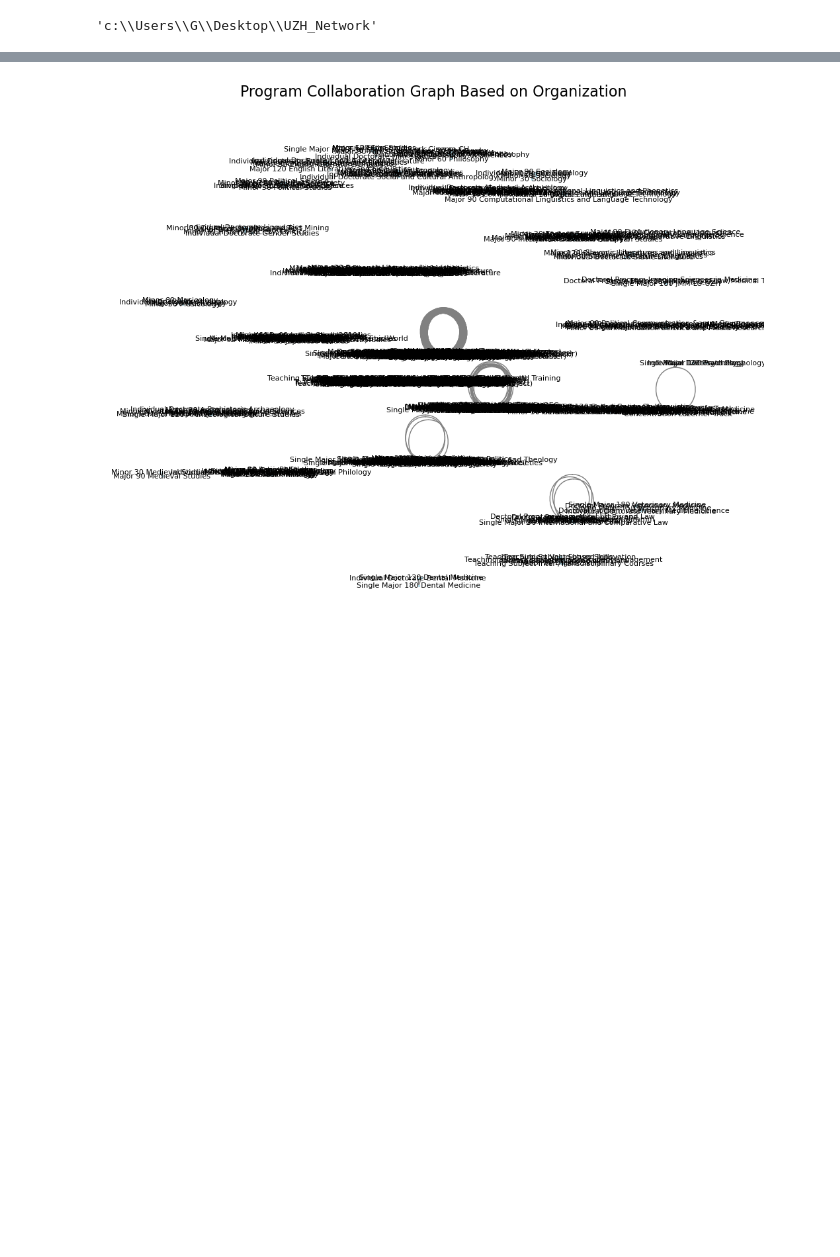
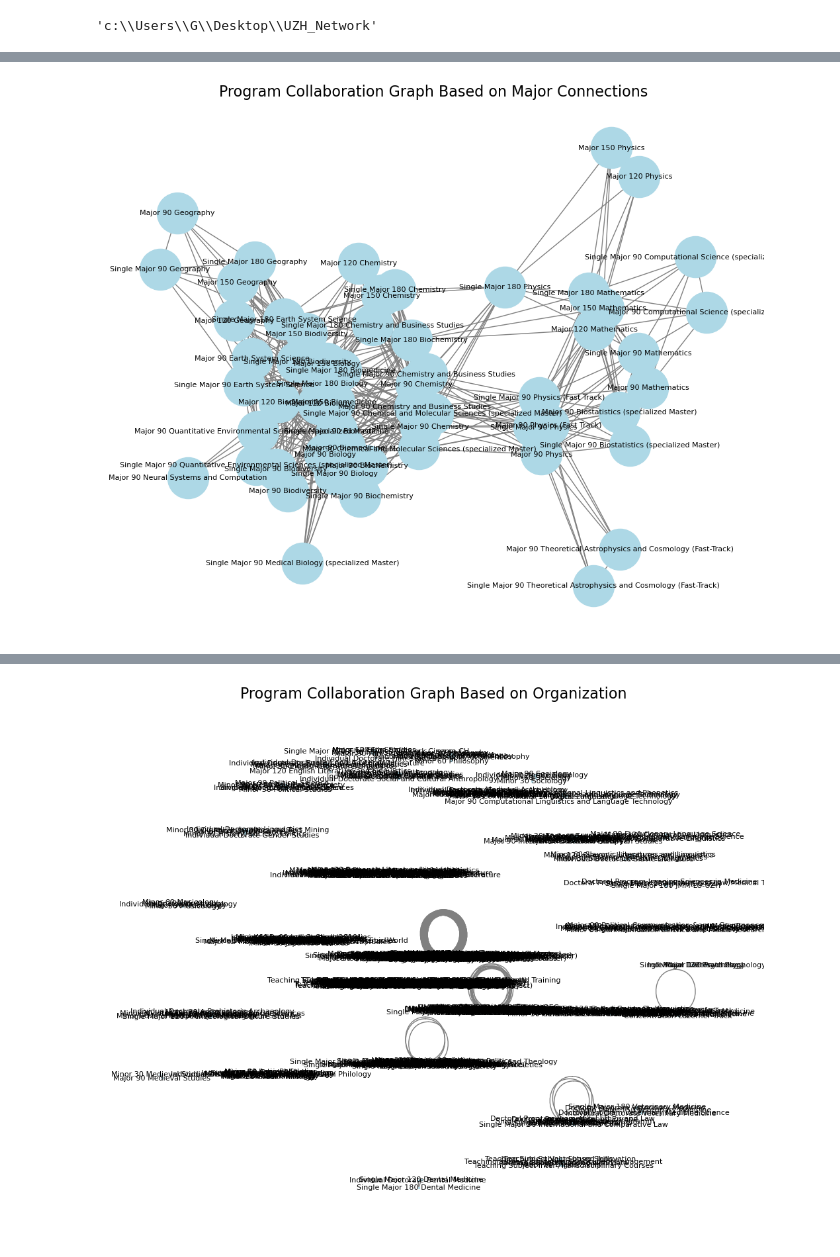
Before and after one commit to mwooll/UZH_Network, a Jupyter notebook: src/graph_uros_study_programs.ipynb, the cells around one changed output, grey strips where cells are left out. Drawn from its saved outputs; the diff is of its cells as text; code cells hidden in the pictures; blank space fills up the shorter version.

```diff
--- a/src/graph_uros_study_programs.ipynb
+++ b/src/graph_uros_study_programs.ipynb
@@ -48,0 +80,40 @@ df.head()
+# %%
+import pandas as pd
+import networkx as nx
+import matplotlib.pyplot as plt
+
+majors = sorted_science[sorted_science["Program"].str.contains("Major", case=False, na=False)]
+module_components = pd.read_csv("data/csv/HS24/VVZ_HS24_module_components.csv", encoding="utf-16")
+
+edges = []
+for _, row in module_components.iterrows():
+    components = row['Components']
+
+
+    if pd.isna(components):
+        continue
+
+    for major in majors['Program']:
+        if major in components:
+            for other_major in majors['Program']:
+                if other_major in components and major != other_major:
+                    edges.append((major, other_major))
+
+
+G = nx.Graph()
+G.add_edges_from(edges)
+
+
+def plot_graph(G):
+    plt.figure(figsize=(10, 8))
+    pos = nx.spring_layout(G, seed=42)
+    nx.draw(
+        G, pos, with_labels=True, node_color="lightblue", edge_color="gray", node_size=2000, font_size=8
+    )
+    plt.title("Program Collaboration Graph Based on Major Connections", fontsize=16)
+    plt.show()
+
+
+plot_graph(G)
+# %% [output]
+[figure, added]
```
Also changed, not shown: parts of 16 cells of this notebook.
